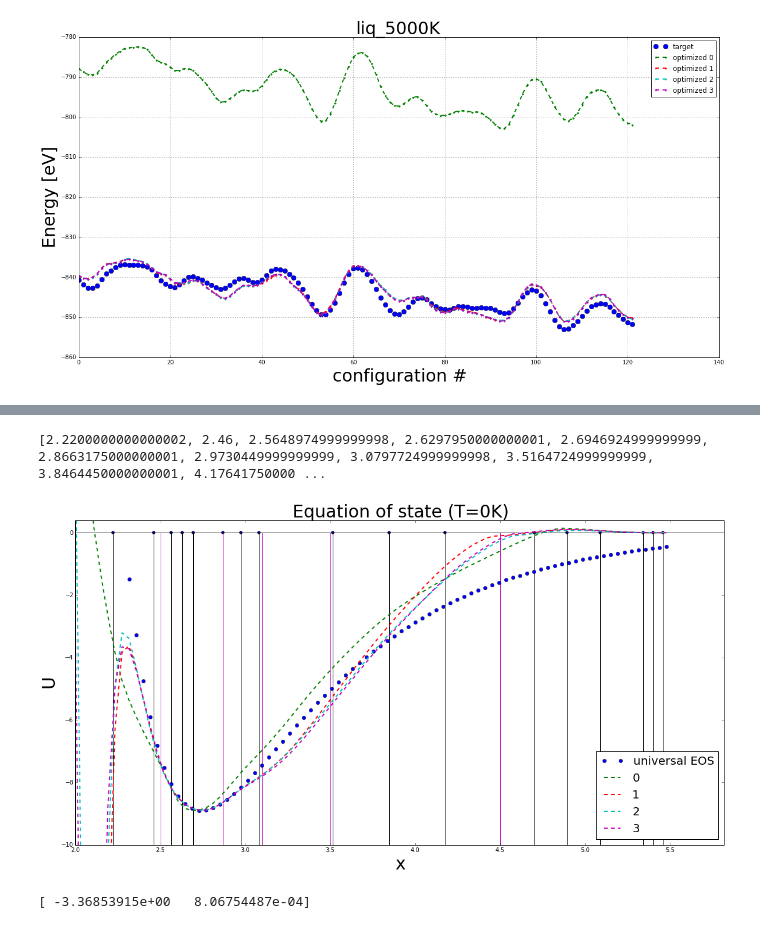
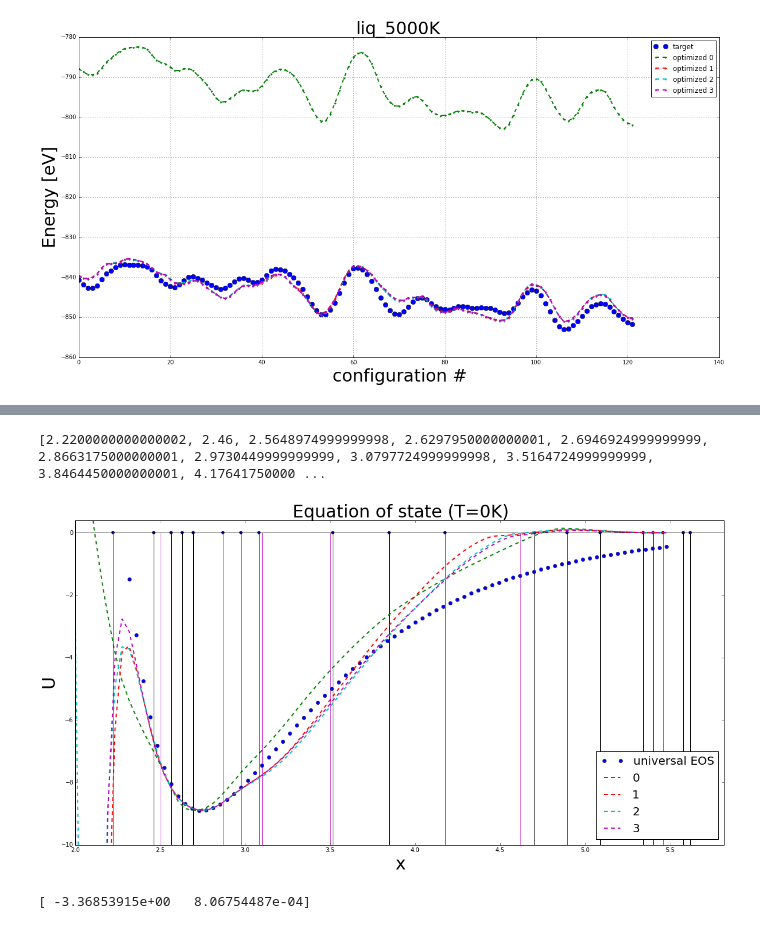
Before and after one commit to vlcekl/eam-models, a Jupyter notebook: notebooks/inspect_and_save.ipynb, the cells around one changed output, grey strips where cells are left out. Cells and saved outputs as stored; diff of their text form; code cells hidden in the pictures.

```diff
--- a/notebooks/inspect_and_save.ipynb
+++ b/notebooks/inspect_and_save.ipynb
@@ -241,33 +241,33 @@ for pars, stats in zip(param_list, stats_list):
 # %%
 plt.figure(figsize=(20,10))
 
 plt.title('Equation of state (T=0K)', fontsize=30)
 
 plt.plot(ene_eos[0][:,0]*2.74, [universal_eos(x, 'W') for x in ene_eos[0][:,0]], 'o', label='universal EOS')
 for i in range(len(param_list)):
     plt.plot(ene_eos[i][:,0]*2.74, ene_eos[i][:,3]/128,'--', lw=2, label=str(i))
 
-plt.scatter(stats_list[1]['hyperparams']['pair'], np.zeros(len(stats_list[1]['hyperparams']['pair'])))
-plt.vlines(stats_list[1]['hyperparams']['pair'], -10, 0)
-plt.vlines(stats_list[1]['hyperparams']['edens'], -10, 0, colors='m')
+plt.scatter(stats_list[-1]['hyperparams']['pair'], np.zeros(len(stats_list[-1]['hyperparams']['pair'])))
+plt.vlines(stats_list[-1]['hyperparams']['pair'], -10, 0)
+plt.vlines(stats_list[-1]['hyperparams']['edens'], -10, 0, colors='m')
 
 #plt.vlines(np.linspace(2.25, 5.5, 14), -10, 0, colors='r')
 #plt.vlines([2.26, 2.5 , 2.66, 2.74, 2.86, 3.06, 3.30, 3.62 , 3.9, 4.22, 4.54, 4.86, 5.18, 5.5], -10, 0, colors='g')
 print(stats_list[1]['hyperparams']['pair'])
 
 plt.hlines(0.0,0.5,6.0,lw=1)
 plt.legend(loc='best', fontsize=20)
 plt.xlim(2.0, 5.82)
 #plt.xlim(2.5, 3.)
 plt.ylim(-10,0.4)
 #plt.ylim(-9.,-8.)
 
 plt.xlabel('x', fontsize=30)
 plt.ylabel(r'U', fontsize=30)
 plt.savefig(os.path.join(reports, 'universal_eos'+'.png'))
 # %% [output]
 [2.2200000000000002, 2.46, 2.5648974999999998, 2.6297950000000001, 2.6946924999999999, 2.8663175000000001, 2.9730449999999999, 3.0797724999999998, 3.5164724999999999, 3.8464450000000001, 4.17641750000 ...
-[figure, old version]
+[figure, new version]
 # %%
 file_name = os.path.join(working, "params_optimal.pickle")
 
```
Also changed, not shown: parts of 4 cells of this notebook, 24 other files.
